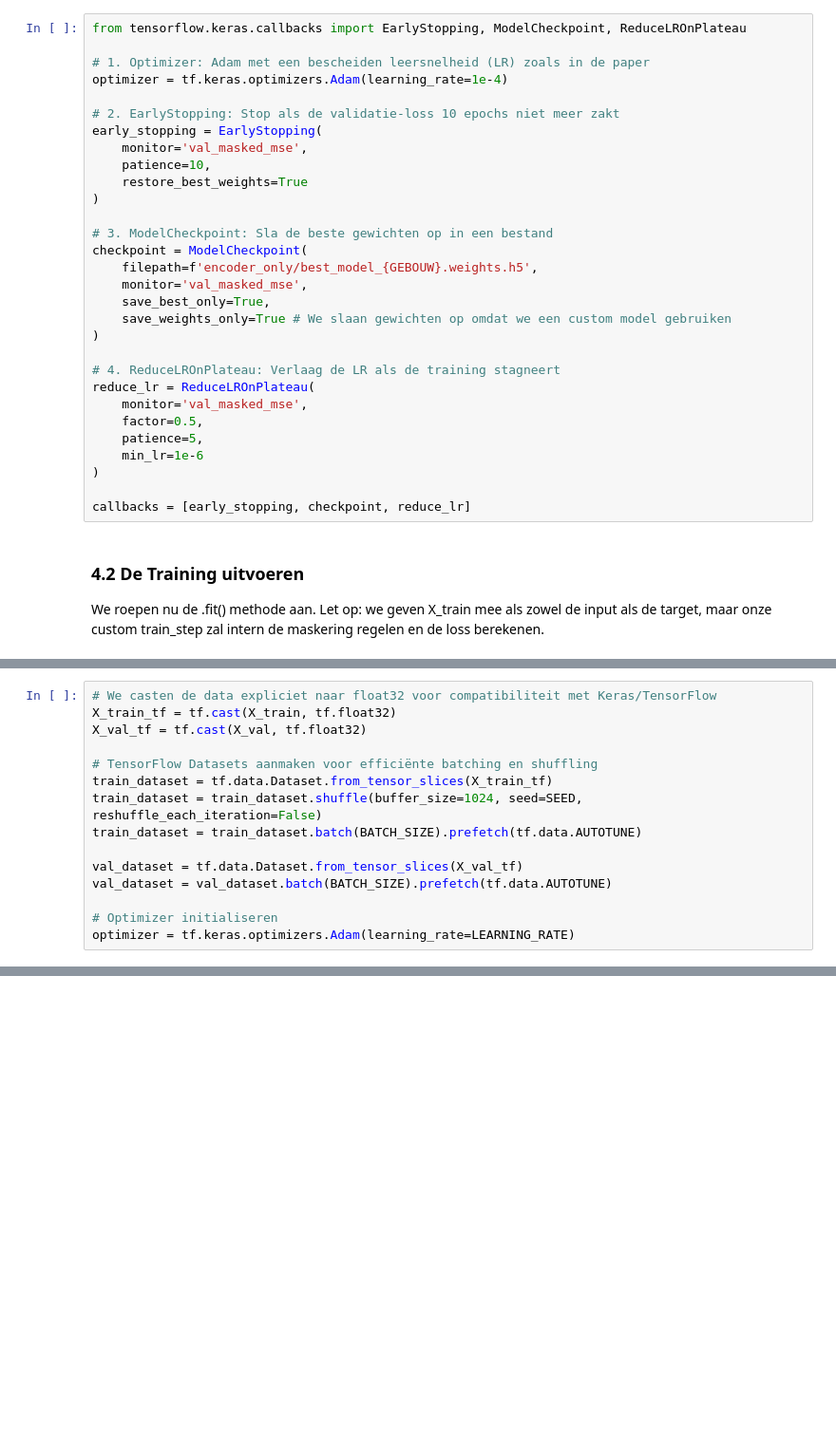
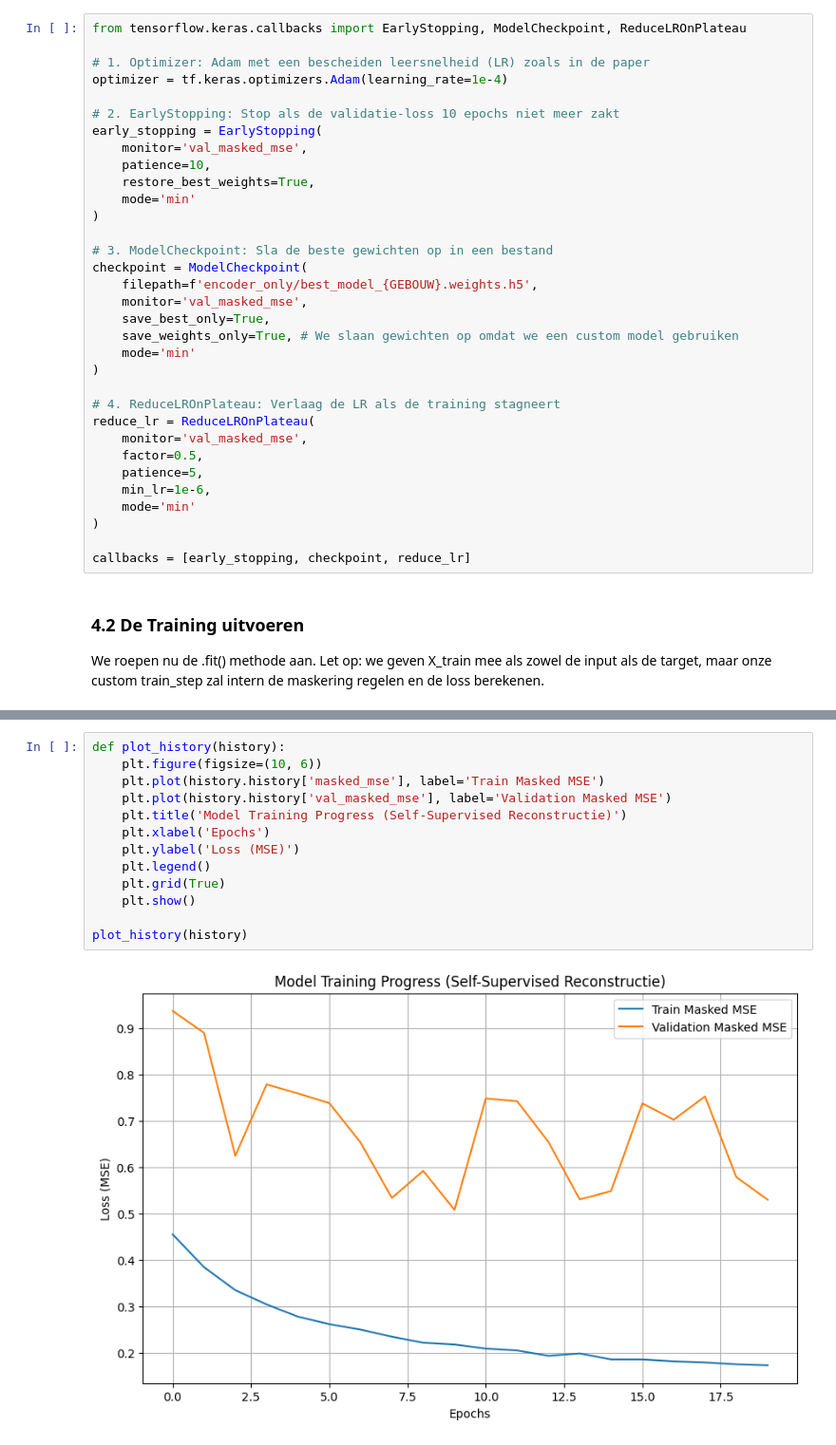
Before and after one commit to Jakobdevreese/bachelorproef-hvac-anomaliedetectie, a Jupyter notebook: 03_machine_learning/encoder-only-transformer.ipynb, the cells around one changed output, grey strips where cells are left out. Shown at 95% size. Cells and saved outputs as stored; diff of their text form; blank space fills up the shorter version.

Commit message:
encoder only bugfix

```diff
--- a/03_machine_learning/encoder-only-transformer.ipynb
+++ b/03_machine_learning/encoder-only-transformer.ipynb
@@ -428,7 +449,8 @@ optimizer = tf.keras.optimizers.Adam(learning_rate=1e-4)
 early_stopping = EarlyStopping(
     monitor='val_masked_mse',
     patience=10,
-    restore_best_weights=True
+    restore_best_weights=True,
+    mode='min'
 )
 
 # 3. ModelCheckpoint: Sla de beste gewichten op in een bestand
@@ -436,7 +458,8 @@ checkpoint = ModelCheckpoint(
     filepath=f'encoder_only/best_model_{GEBOUW}.weights.h5',
     monitor='val_masked_mse',
     save_best_only=True,
-    save_weights_only=True # We slaan gewichten op omdat we een custom model gebruiken
+    save_weights_only=True, # We slaan gewichten op omdat we een custom model gebruiken
+    mode='min'
 )
 
 # 4. ReduceLROnPlateau: Verlaag de LR als de training stagneert
@@ -444,7 +467,8 @@ reduce_lr = ReduceLROnPlateau(
     monitor='val_masked_mse',
     factor=0.5,
     patience=5,
-    min_lr=1e-6
+    min_lr=1e-6,
+    mode='min'
 )
 
 callbacks = [early_stopping, checkpoint, reduce_lr]
@@ -476,15 +478,0 @@ LEARNING_RATE = 1e-4
-# %%
-# We casten de data expliciet naar float32 voor compatibiliteit met Keras/TensorFlow
-X_train_tf = tf.cast(X_train, tf.float32)
-X_val_tf = tf.cast(X_val, tf.float32)
-
-# TensorFlow Datasets aanmaken voor efficiënte batching en shuffling
-train_dataset = tf.data.Dataset.from_tensor_slices(X_train_tf)
-train_dataset = train_dataset.shuffle(buffer_size=1024, seed=SEED, reshuffle_each_iteration=False)
-train_dataset = train_dataset.batch(BATCH_SIZE).prefetch(tf.data.AUTOTUNE)
-
-val_dataset = tf.data.Dataset.from_tensor_slices(X_val_tf)
-val_dataset = val_dataset.batch(BATCH_SIZE).prefetch(tf.data.AUTOTUNE)
-
-# Optimizer initialiseren
-optimizer = tf.keras.optimizers.Adam(learning_rate=LEARNING_RATE)
@@ -1381,0 +512,15 @@ plt.show()
+# %%
+def plot_history(history):
+    plt.figure(figsize=(10, 6))
+    plt.plot(history.history['masked_mse'], label='Train Masked MSE')
+    plt.plot(history.history['val_masked_mse'], label='Validation Masked MSE')
+    plt.title('Model Training Progress (Self-Supervised Reconstructie)')
+    plt.xlabel('Epochs')
+    plt.ylabel('Loss (MSE)')
+    plt.legend()
+    plt.grid(True)
+    plt.show()
+
+plot_history(history)
+# %% [output]
+[figure, added]
```
Also changed, not shown: parts of 59 cells of this notebook, 1 other file.
